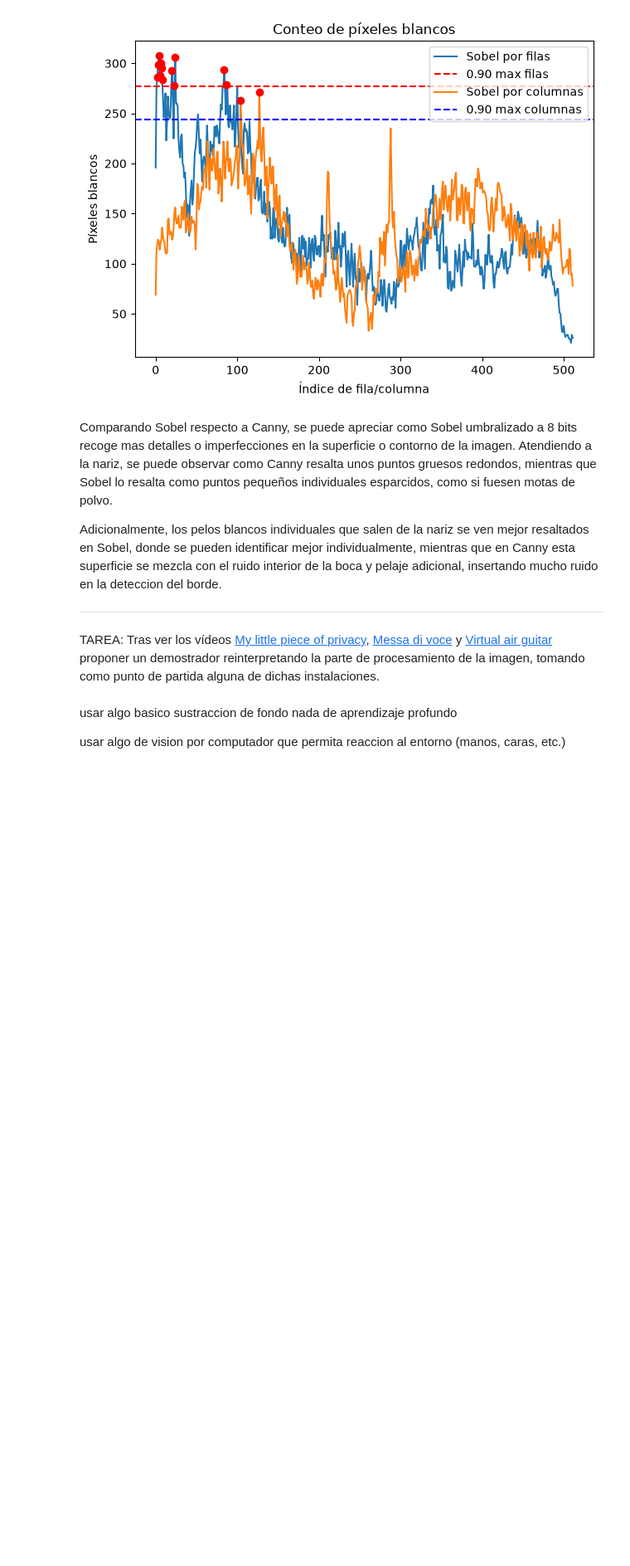
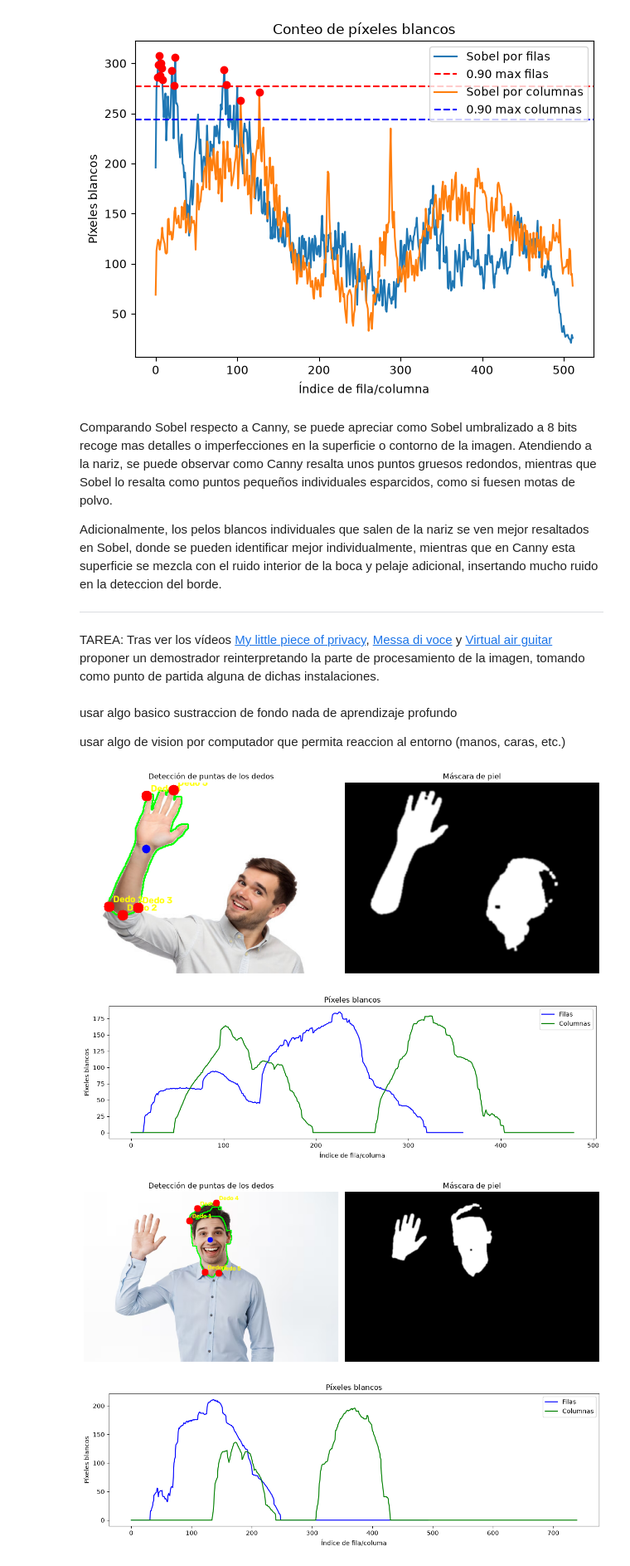
Before and after one commit to SkinnyDevi/computer-vision, a Jupyter notebook: P2/VC_P2_FMV.ipynb, the cells around one changed output. Shown at 83% size. Cells and saved outputs as stored; diff of their text form; code cells hidden in the pictures; blank space fills up the shorter version.

```diff
--- a/P2/VC_P2_FMV.ipynb
+++ b/P2/VC_P2_FMV.ipynb
@@ -279,32 +278,54 @@ def run_live_detection():
 
         cv2.imshow("Deteccion de puntas de los dedos", resultado)
         cv2.imshow("Mascara de piel", mascara_mano)
 
         if cv2.waitKey(1) == 27:
             break
 
     vid.release()
     cv2.destroyAllWindows()
 
 # Test with the image already loaded in the notebook
 def test_with_image(img):
     resultado, mascara_mano, puntas = detect_fingertips(img)
 
     plt.figure(figsize=(12, 5))
 
     plt.subplot(1, 2, 1)
     plt.imshow(cv2.cvtColor(resultado, cv2.COLOR_BGR2RGB))
     plt.title("Detección de puntas de los dedos")
     plt.axis("off")
 
     plt.subplot(1, 2, 2)
     plt.imshow(mascara_mano, cmap="gray")
     plt.title("Máscara de piel")
     plt.axis("off")
 
     plt.tight_layout()
     plt.show()
 
+    # Number of white pixels in each row and column of the mask
+    rows_mask = np.sum(mascara_mano > 0, axis=1)
+    cols_mask = np.sum(mascara_mano > 0, axis=0)
+
+    plt.figure(figsize=(12, 4))
+    plt.xlabel("Índice de fila/columa")
+    plt.ylabel("Píxeles blancos")
+    plt.title("Píxeles blancos")
+    plt.plot(rows_mask, color="blue", label="Filas")
+    plt.plot(cols_mask, color="green", label="Columnas")
+    plt.legend()
+
+    plt.tight_layout()
+    plt.show()
+
 waving_hand_img = cv2.imread('waving_hand.jpg')
-# test_with_image(waving_hand_img)
-run_live_detection()
+test_with_image(waving_hand_img)
+waving_hand_img_2 = cv2.imread('waving_hand_2.avif')
+test_with_image(waving_hand_img_2)
+# run_live_detection()
+# %% [output]
+[figure, added]
+[figure, added]
+[figure, added]
+[figure, added]
```
Also changed, not shown: parts of 3 cells of this notebook, 1 other file.
